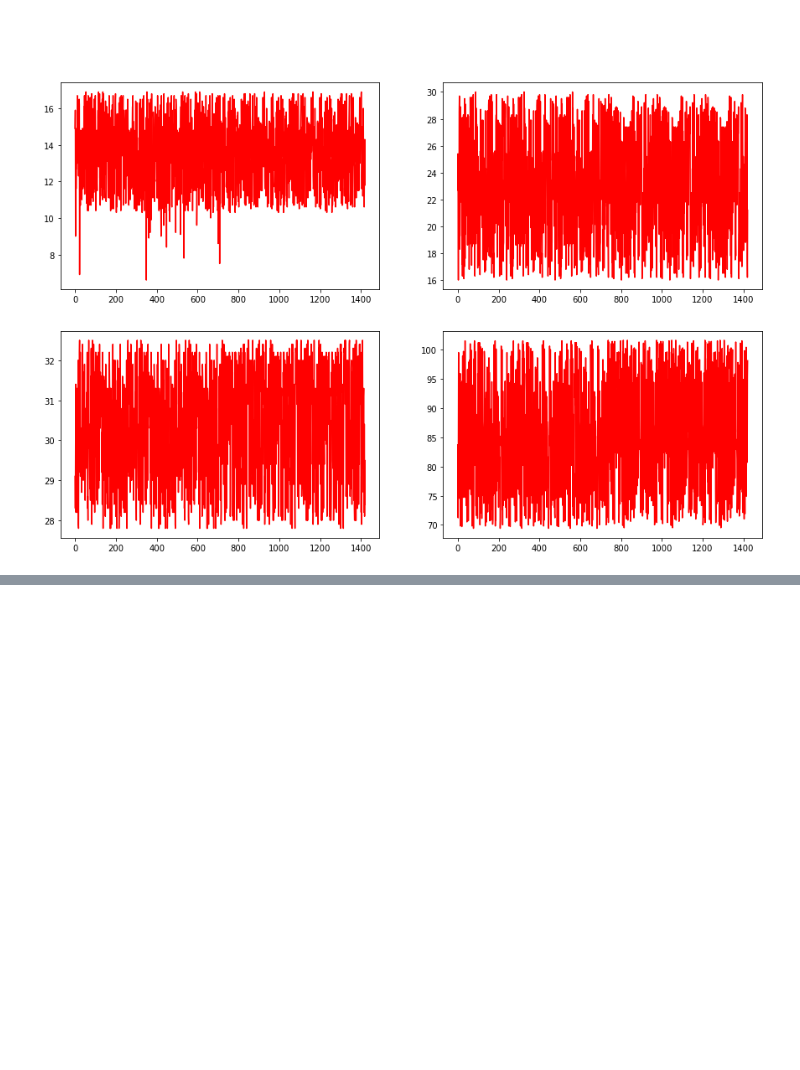
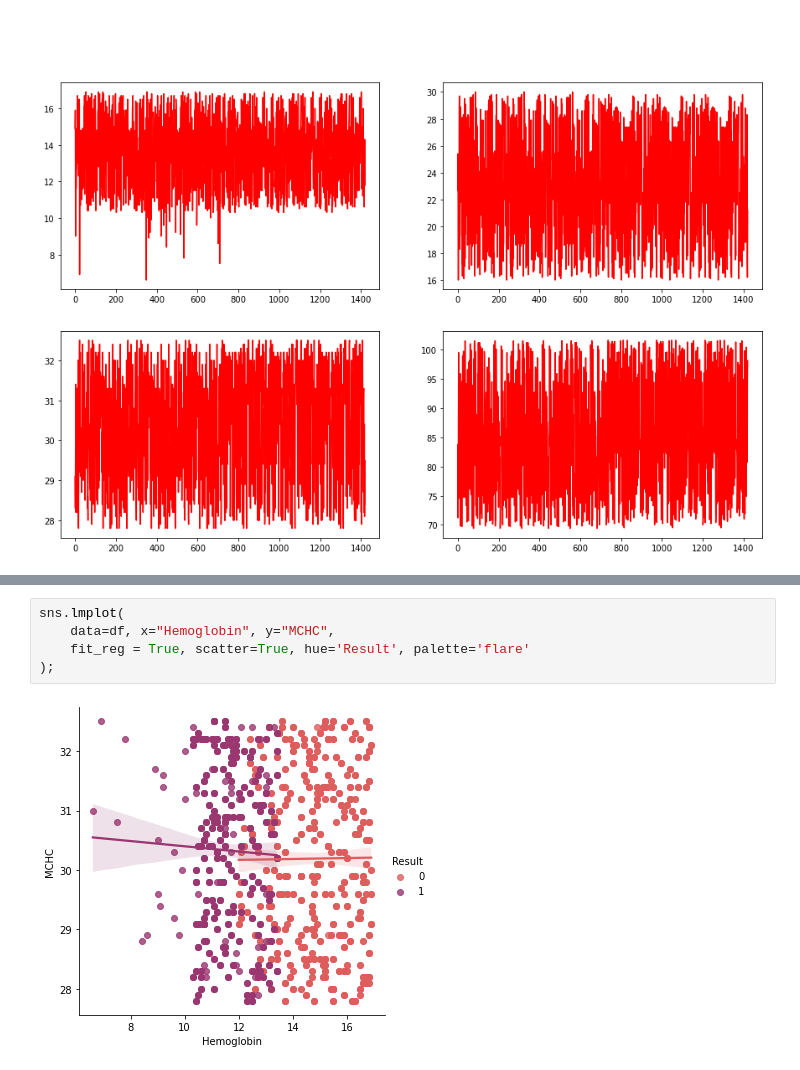
Before and after one commit to cantaruttim/Anemia, a Jupyter notebook: Untitled.ipynb, the cells around one changed output, grey strips where cells are left out. Cells and saved outputs as stored; diff of their text form; blank space fills up the shorter version.

```diff
--- a/Untitled.ipynb
+++ b/Untitled.ipynb
@@ -127,0 +132,7 @@ sns.lineplot(ax=ax[2], data=df, x='MCV', y='MCHC', color='purple');
+# %%
+sns.lmplot(
+    data=df, x="Hemoglobin", y="MCHC",
+    fit_reg = True, scatter=True, hue='Result', palette='flare'
+);
+# %% [output]
+[figure, added]
```
Also changed, not shown: parts of 1 cell of this notebook.
